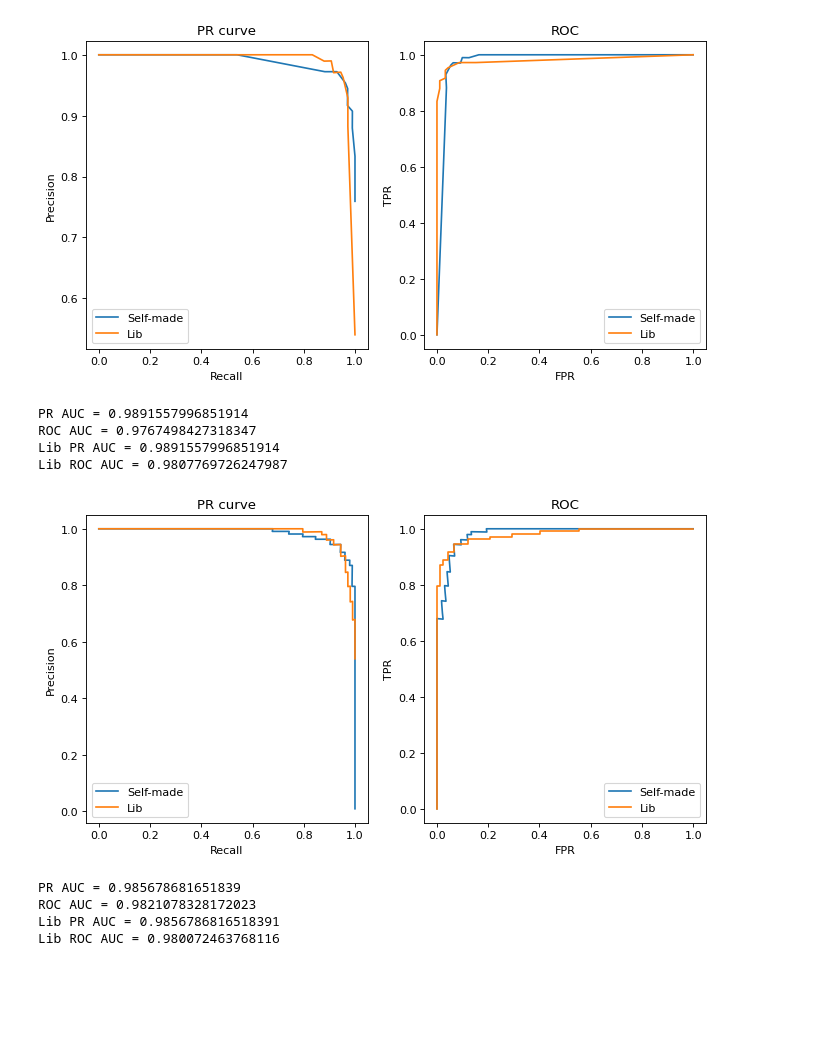
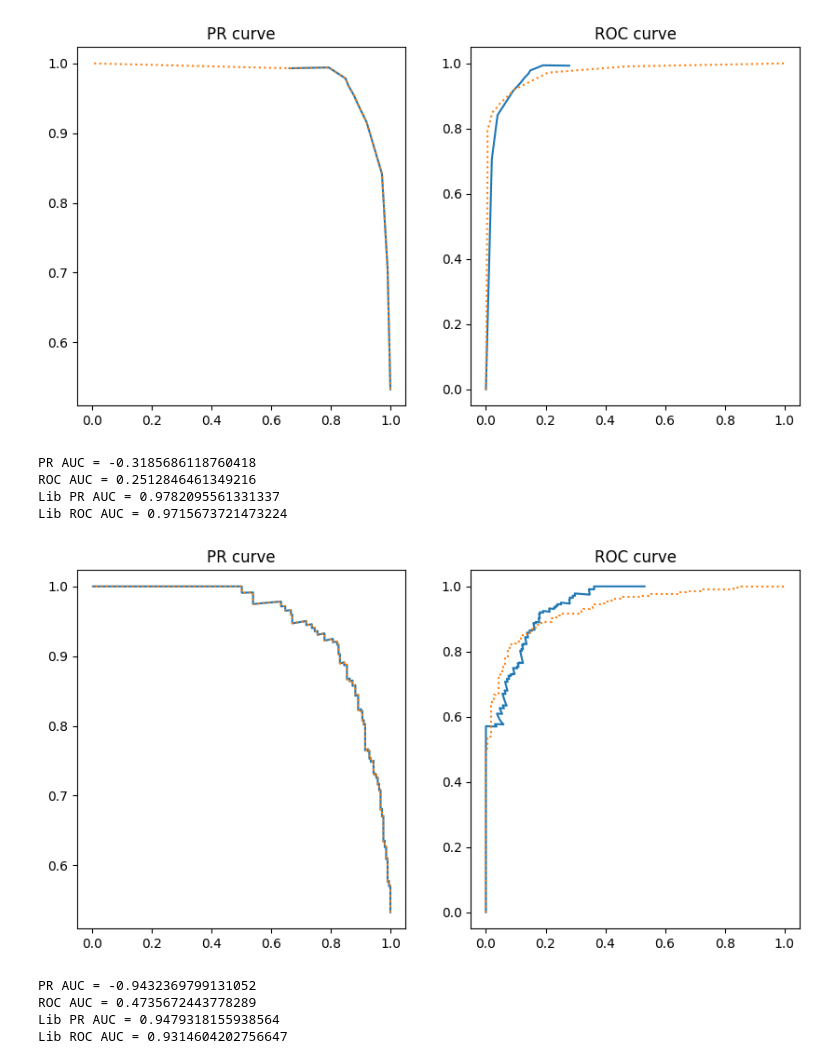
Before and after one commit to leavesinenglish/ML, a Jupyter notebook: task_0/task_0.ipynb, the cells around one changed output. Saved outputs shown, nothing was run; the diff lists cells and outputs as text; code cells hidden in the pictures; blank space fills up the shorter version.

```diff
--- a/task_0/task_0.ipynb
+++ b/task_0/task_0.ipynb
@@ -40,9 +36,9 @@ def FPR(y_pred: np.array, y_gt: np.array):
 from sklearn.datasets import make_classification
 from sklearn.model_selection import train_test_split
 
-number_of_samples = 500
+number_of_samples = 1000
 X, y = make_classification(n_features=2, n_redundant=0, n_informative=2,
-                           random_state=1, n_classes=2, n_samples=number_of_samples)
+                           random_state=14, n_classes=2, n_samples=number_of_samples)
 
 X_train, X_test, y_train, y_test = train_test_split(X, y, test_size=.4, random_state=42)
 # %%
@@ -64,7 +60,7 @@ def PR_curve(pred, gt):
         y_predict = pred >= threshold
         rec[i] = recall(y_predict, gt)
         prec[i] = precision(y_predict, gt)
-    return np.concatenate([[.0], rec]), np.concatenate([[1.],prec])
+    return prec, rec
 # %%
 def ROC_curve(pred, gt):
     fpr = np.zeros_like(pred)
@@ -76,49 +72,43 @@ def ROC_curve(pred, gt):
             tpr[i] = TPR(y_predict, gt)
         except ZeroDivisionError:
             continue
-    return np.concatenate([[0.], fpr, [1.]]), np.concatenate([[0.], tpr, [1.]])
+    return fpr, tpr
 # %%
 from sklearn.metrics import precision_recall_curve, auc, roc_curve
 
 for classifier in classifiers:
-    plt.figure(figsize=(10, 5), dpi=80)
+    plt.figure(figsize=(10, 5), dpi=100)
     classifier.fit(X_train, y_train)
     predictions = classifier.predict_proba(X_test)[:, 1]
     Recall, Precision = PR_curve(predictions, y_test)
     fpr, tpr = ROC_curve(predictions, y_test)
 
     lib_prs, lib_rec, _ = precision_recall_curve(y_test, predictions)
     lib_pr_auc = auc(lib_rec, lib_prs)
     lib_fpr, lib_tpr, _ = roc_curve(y_test, predictions)
     lib_roc_auc = auc(lib_fpr, lib_tpr)
 
     plt.subplot(121)
     plt.title('PR curve')
-    plt.plot(Recall, Precision, label='Self-made')
-    plt.plot(lib_rec, lib_prs, label='Lib')
-    plt.xlabel("Recall")
-    plt.ylabel("Precision")
-    plt.legend()
+    plt.plot(Recall, Precision)
+    plt.plot(lib_rec, lib_prs, ':')
     plt.subplot(122)
-    plt.title('ROC')
-    plt.plot(fpr, tpr, label='Self-made')
-    plt.plot(lib_fpr, lib_tpr, label='Lib')
-    plt.xlabel("FPR")
-    plt.ylabel("TPR")
-    plt.legend()
+    plt.title('ROC curve')
+    plt.plot(fpr, tpr)
+    plt.plot(lib_fpr, lib_tpr, ':')
     plt.show()
     print('PR AUC = ' + str(np.trapz(Precision, Recall)))
     print('ROC AUC = ' + str(np.trapz(tpr, fpr)))
     print('Lib PR AUC = ' + str(lib_pr_auc))
     print('Lib ROC AUC = ' + str(lib_roc_auc))
 # %% [output]
-[figure, old version]
+[figure, new version]
-PR AUC = 0.9891557996851914
-ROC AUC = 0.9767498427318347
-Lib PR AUC = 0.9891557996851914
-Lib ROC AUC = 0.9807769726247987
+PR AUC = -0.3185686118760418
+ROC AUC = 0.2512846461349216
+Lib PR AUC = 0.9782095561331337
+Lib ROC AUC = 0.9715673721473224
-[figure, old version]
+[figure, new version]
-PR AUC = 0.985678681651839
-ROC AUC = 0.9821078328172023
-Lib PR AUC = 0.9856786816518391
-Lib ROC AUC = 0.980072463768116
+PR AUC = -0.9432369799131052
+ROC AUC = 0.4735672443778289
+Lib PR AUC = 0.9479318155938564
+Lib ROC AUC = 0.9314604202756647
```
Also changed, not shown: parts of 2 cells of this notebook.
